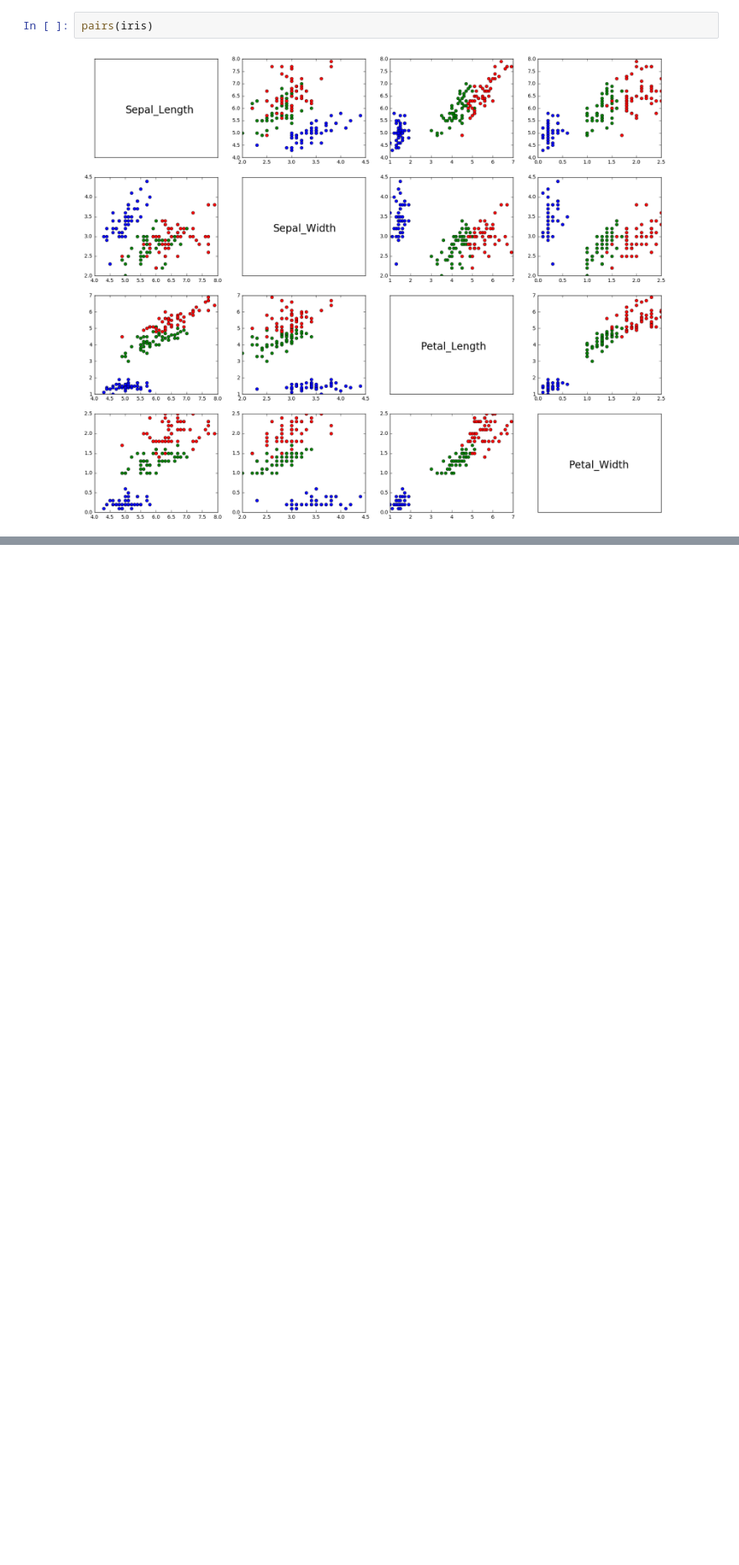
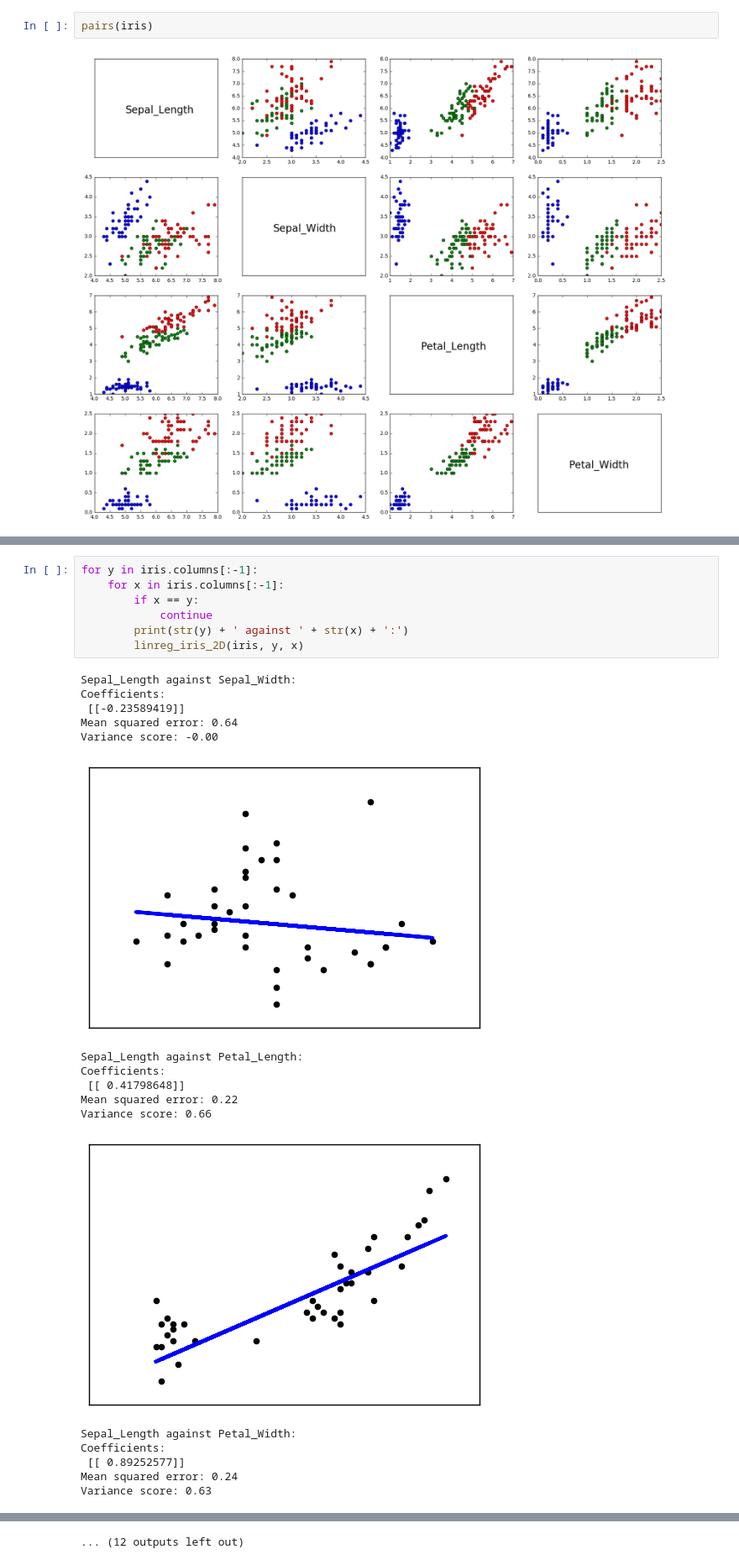
Before and after one commit to tholland/CCIS-CS6620, a Jupyter notebook: A06/M06-A01.ipynb, the cells around one changed output, grey strips where cells are left out. Shown at 84% size. Saved outputs shown, nothing was run; the diff lists cells and outputs as text; blank space fills up the shorter version.

```diff
--- a/A06/M06-A01.ipynb
+++ b/A06/M06-A01.ipynb
@@ -110,0 +257,25 @@ def linreg_iris_2D(data, column_1_label, column_2_label, test_indices):
+# %%
+for y in iris.columns[:-1]:
+    for x in iris.columns[:-1]:
+        if x == y:
+            continue
+        print(str(y) + ' against ' + str(x) + ':')
+        linreg_iris_2D(iris, y, x)
+# %% [output]
+Sepal_Length against Sepal_Width:
+Coefficients:
+ [[-0.23589419]]
+Mean squared error: 0.64
+Variance score: -0.00
+[figure, added]
+Sepal_Length against Petal_Length:
+Coefficients:
+ [[ 0.41798648]]
+Mean squared error: 0.22
+Variance score: 0.66
+[figure, added]
+Sepal_Length against Petal_Width:
+Coefficients:
+ [[ 0.89252577]]
+Mean squared error: 0.24
+Variance score: 0.63
@@ -111 +301,2 @@ def linreg_iris_2D(data, column_1_label, column_2_label, test_indices):
+... (12 outputs left out)
 # %%
```
Also changed, not shown: parts of 16 cells of this notebook.
